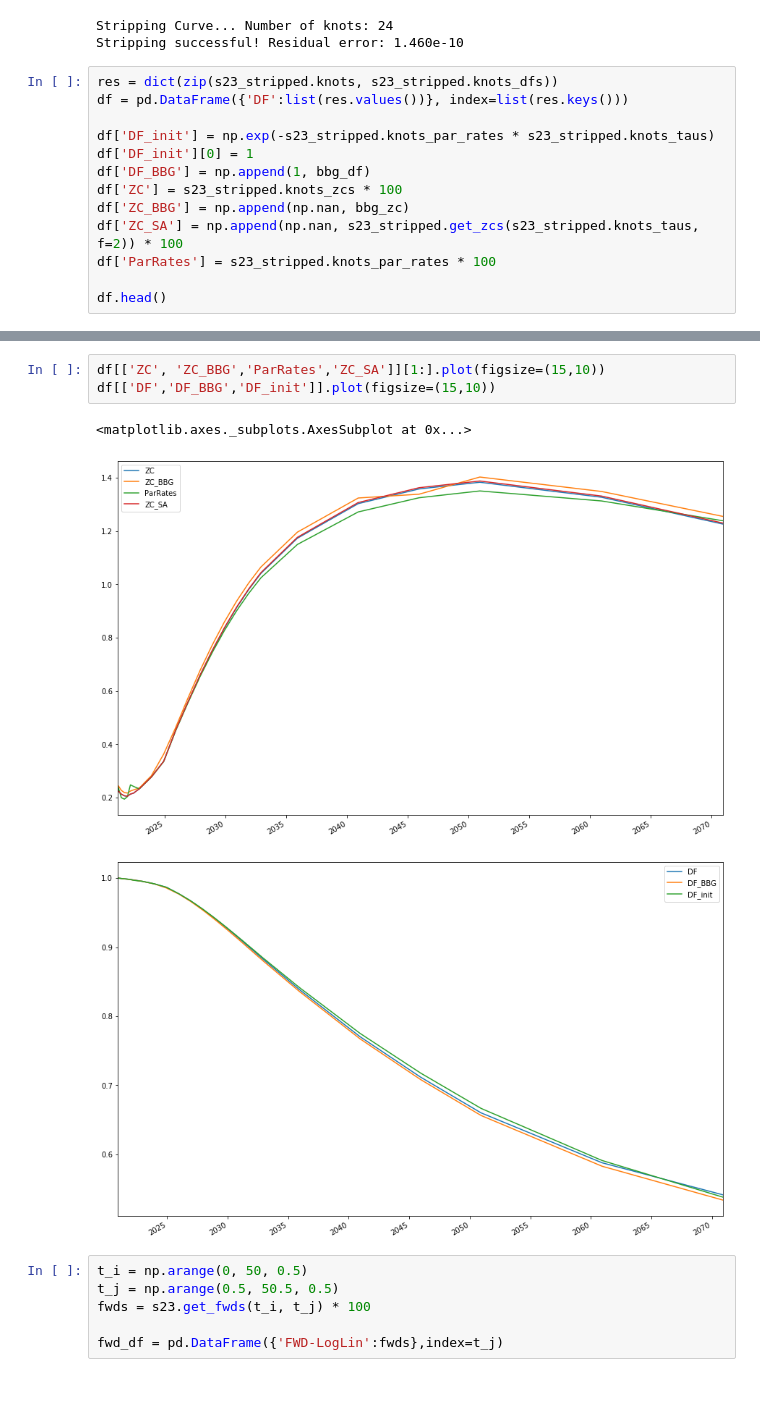
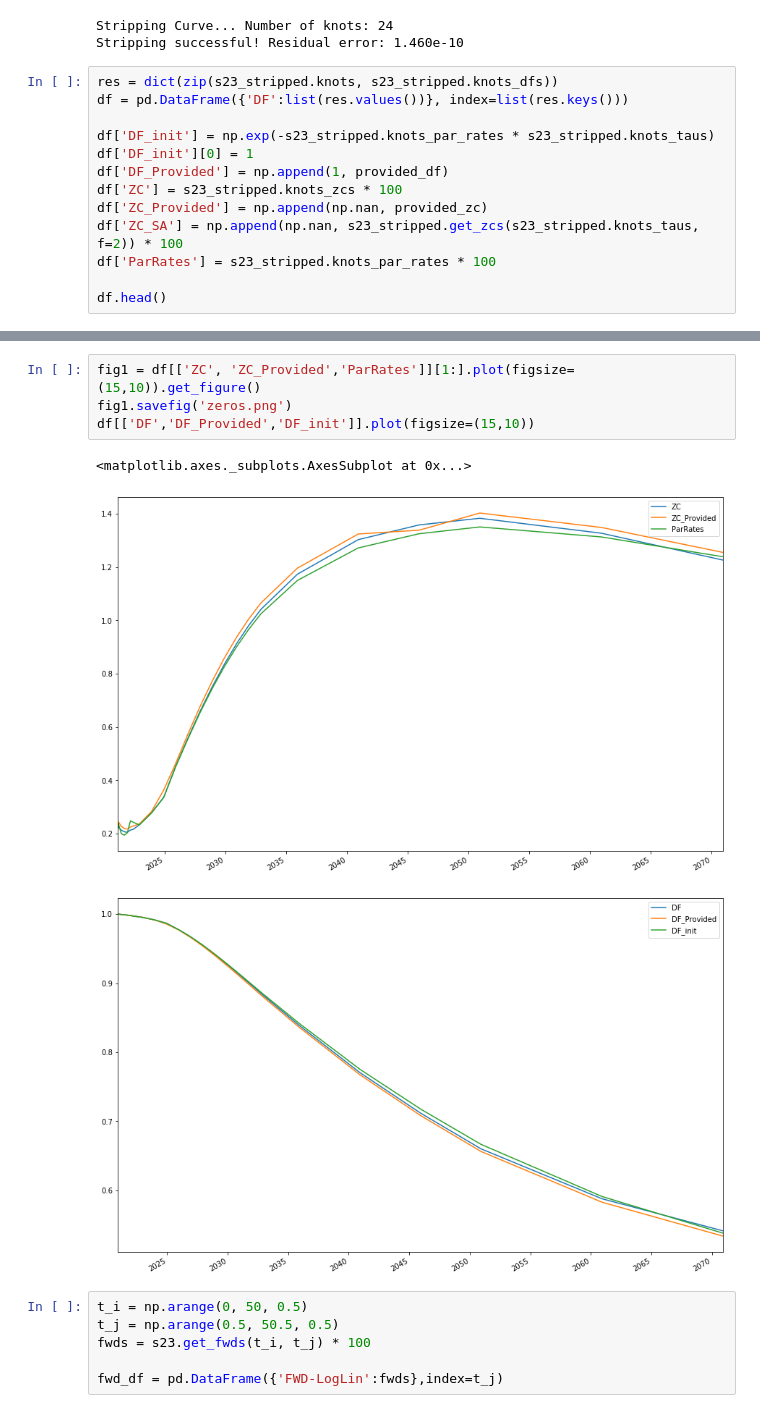
Before and after one commit to oronimbus/curve-bootstrapper, a Jupyter notebook: bootstrapper.ipynb, the cells around one changed output, grey strips where cells are left out. Cells and saved outputs as stored; diff of their text form.

```diff
--- a/bootstrapper.ipynb
+++ b/bootstrapper.ipynb
@@ -31,9 +31,9 @@ df = pd.DataFrame({'DF':list(res.values())}, index=list(res.keys()))
 
 df['DF_init'] = np.exp(-s23_stripped.knots_par_rates * s23_stripped.knots_taus)
 df['DF_init'][0] = 1
-df['DF_BBG'] = np.append(1, bbg_df)
+df['DF_Provided'] = np.append(1, provided_df)
 df['ZC'] = s23_stripped.knots_zcs * 100
-df['ZC_BBG'] = np.append(np.nan, bbg_zc)
+df['ZC_Provided'] = np.append(np.nan, provided_zc)
 df['ZC_SA'] = np.append(np.nan, s23_stripped.get_zcs(s23_stripped.knots_taus, f=2)) * 100
 df['ParRates'] = s23_stripped.knots_par_rates * 100
 
@@ -55,12 +55,13 @@ df.tail()
 | 2060-12-07 | 0.587931 | 0.591215 | 0.582956 | 1.326594 | 1.34828 | 1.331003 | 1.31268 |
 | 2070-12-08 | 0.541491 | 0.538100 | 0.533850 | 1.225715 | 1.25453 | 1.229479 | 1.23827 |
 # %%
-df[['ZC', 'ZC_BBG','ParRates','ZC_SA']][1:].plot(figsize=(15,10))
-df[['DF','DF_BBG','DF_init']].plot(figsize=(15,10))
+fig1 = df[['ZC', 'ZC_Provided','ParRates']][1:].plot(figsize=(15,10)).get_figure()
+fig1.savefig('zeros.png')
+df[['DF','DF_Provided','DF_init']].plot(figsize=(15,10))
 # %% [output]
 <matplotlib.axes._subplots.AxesSubplot at 0x...>
-[figure, old version]
+[figure, new version]
-[figure, old version]
+[figure, new version]
 # %%
 t_i = np.arange(0, 50, 0.5)
 t_j = np.arange(0.5, 50.5, 0.5)
```
Also changed, not shown: parts of 3 cells of this notebook, 6 other files.
